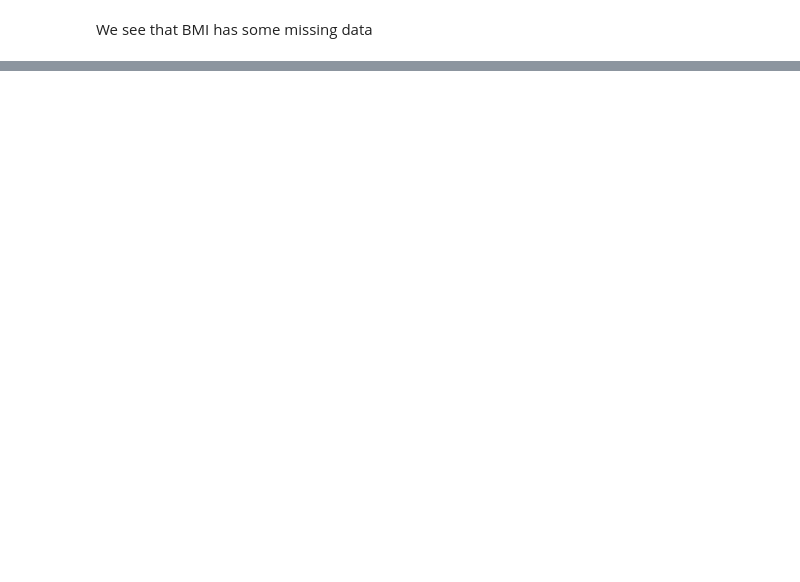
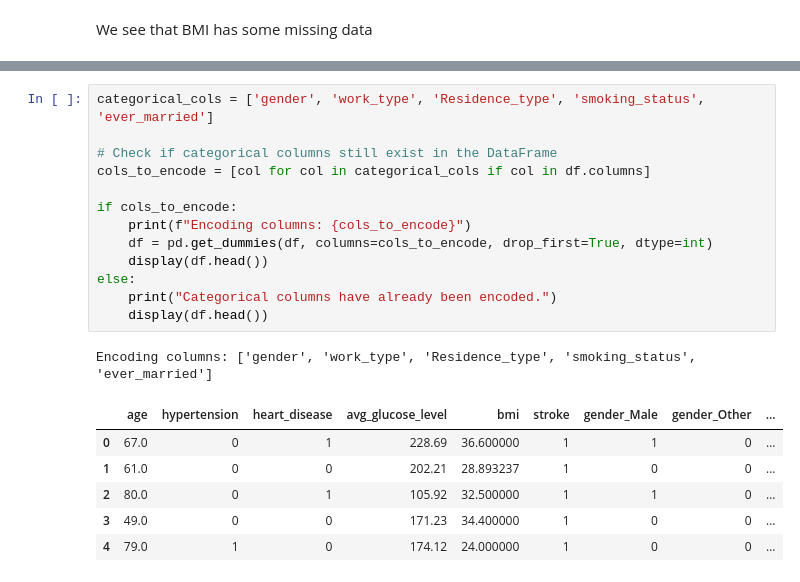
Before and after one commit to Daynomoon/stroke-analysis-project, a Jupyter notebook: Stroke.ipynb, the cells around one changed output, grey strips where cells are left out. Cells and saved outputs as stored; diff of their text form; blank space fills up the shorter version.

```diff
--- a/Stroke.ipynb
+++ b/Stroke.ipynb
@@ -91,0 +102,21 @@ memory usage: 479.2+ KB
+# %%
+categorical_cols = ['gender', 'work_type', 'Residence_type', 'smoking_status', 'ever_married']
+
+# Check if categorical columns still exist in the DataFrame
+cols_to_encode = [col for col in categorical_cols if col in df.columns]
+
+if cols_to_encode:
+    print(f"Encoding columns: {cols_to_encode}")
+    df = pd.get_dummies(df, columns=cols_to_encode, drop_first=True, dtype=int)
+    display(df.head())
+else:
+    print("Categorical columns have already been encoded.")
+    display(df.head())
+# %% [output]
+Encoding columns: ['gender', 'work_type', 'Residence_type', 'smoking_status', 'ever_married']
+|  | age | hypertension | heart_disease | avg_glucose_level | bmi | stroke | gender_Male | gender_Other | ... |
+| 0 | 67.0 | 0 | 1 | 228.69 | 36.600000 | 1 | 1 | 0 | ... |
+| 1 | 61.0 | 0 | 0 | 202.21 | 28.893237 | 1 | 0 | 0 | ... |
+| 2 | 80.0 | 0 | 1 | 105.92 | 32.500000 | 1 | 1 | 0 | ... |
+| 3 | 49.0 | 0 | 0 | 171.23 | 34.400000 | 1 | 0 | 0 | ... |
+| 4 | 79.0 | 1 | 0 | 174.12 | 24.000000 | 1 | 0 | 0 | ... |
```
Also changed, not shown: parts of 16 cells of this notebook.
